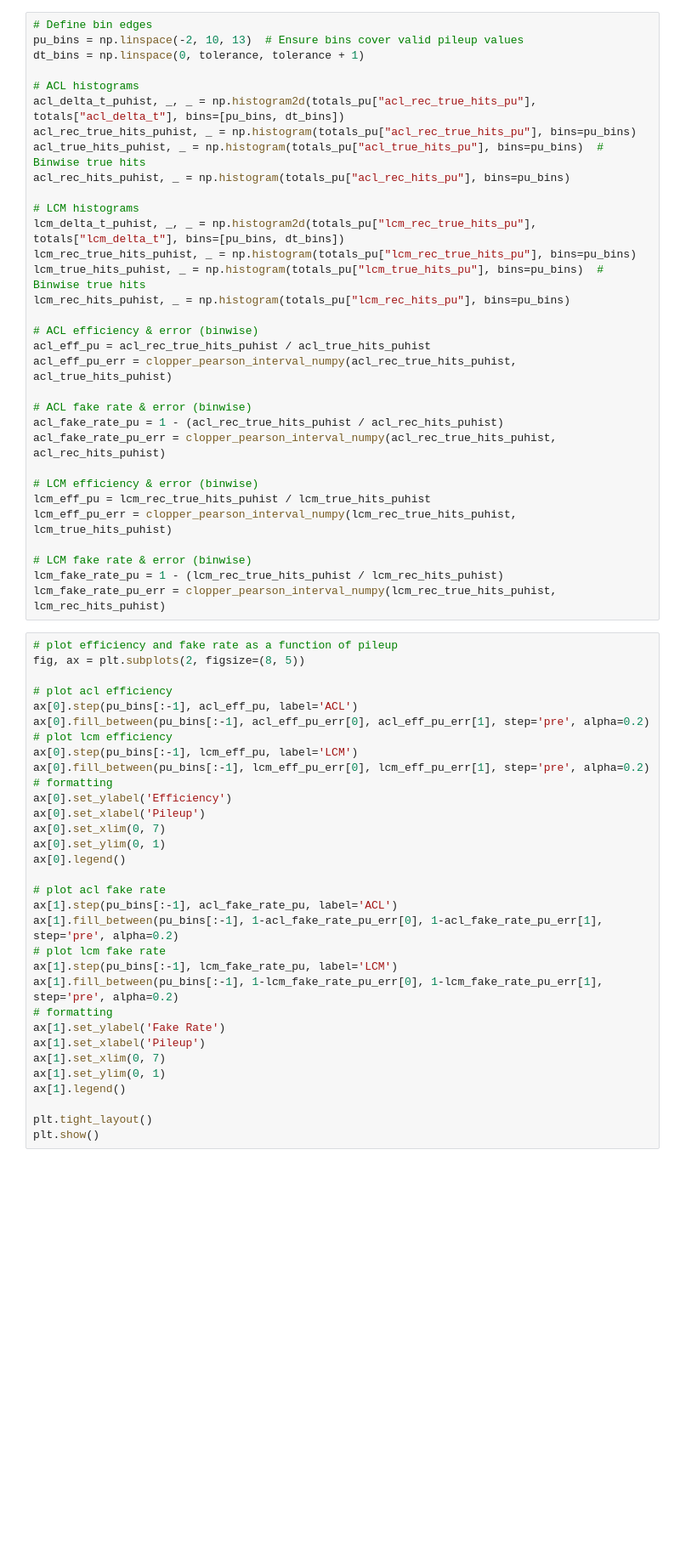
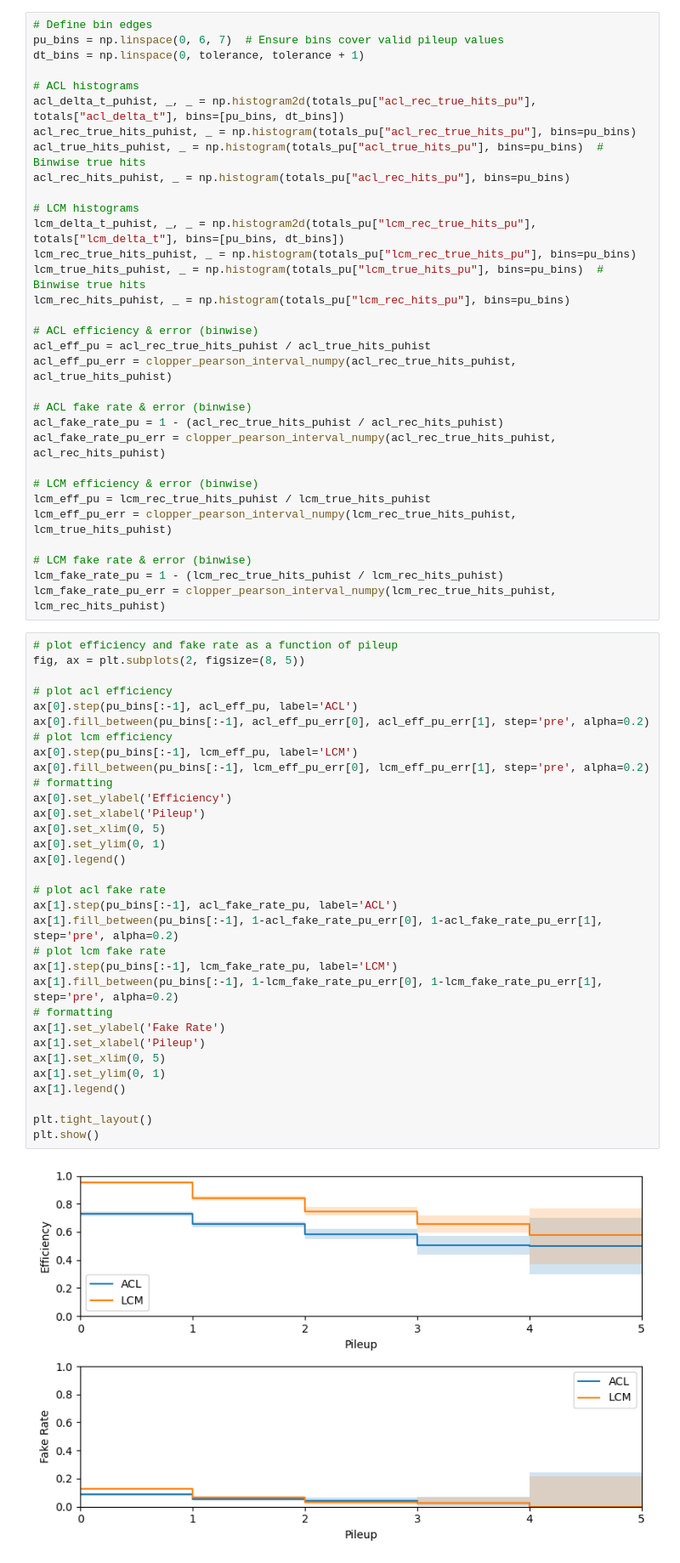
Before and after one commit to jvmead/lrs_sanity_check, a Jupyter notebook: wvfm_plotting_mc_nfiles.ipynb, the cells around one changed output. Shown at 85% size. Cells and saved outputs as stored; diff of their text form; blank space fills up the shorter version.

```diff
--- a/wvfm_plotting_mc_nfiles.ipynb
+++ b/wvfm_plotting_mc_nfiles.ipynb
@@ -532,7 +808,7 @@ def clopper_pearson_interval_numpy(k, n, alpha=0.05):
     return ci_lower, ci_upper
 # %%
 # Define bin edges
-pu_bins = np.linspace(-2, 10, 13)  # Ensure bins cover valid pileup values
+pu_bins = np.linspace(0, 6, 7)  # Ensure bins cover valid pileup values
 dt_bins = np.linspace(0, tolerance, tolerance + 1)
 
 # ACL histograms
@@ -565,35 +841,37 @@ lcm_fake_rate_pu_err = clopper_pearson_interval_numpy(lcm_rec_true_hits_puhist,
 # %%
 # plot efficiency and fake rate as a function of pileup
 fig, ax = plt.subplots(2, figsize=(8, 5))
 
 # plot acl efficiency
 ax[0].step(pu_bins[:-1], acl_eff_pu, label='ACL')
 ax[0].fill_between(pu_bins[:-1], acl_eff_pu_err[0], acl_eff_pu_err[1], step='pre', alpha=0.2)
 # plot lcm efficiency
 ax[0].step(pu_bins[:-1], lcm_eff_pu, label='LCM')
 ax[0].fill_between(pu_bins[:-1], lcm_eff_pu_err[0], lcm_eff_pu_err[1], step='pre', alpha=0.2)
 # formatting
 ax[0].set_ylabel('Efficiency')
 ax[0].set_xlabel('Pileup')
-ax[0].set_xlim(0, 7)
+ax[0].set_xlim(0, 5)
 ax[0].set_ylim(0, 1)
 ax[0].legend()
 
 # plot acl fake rate
 ax[1].step(pu_bins[:-1], acl_fake_rate_pu, label='ACL')
 ax[1].fill_between(pu_bins[:-1], 1-acl_fake_rate_pu_err[0], 1-acl_fake_rate_pu_err[1], step='pre', alpha=0.2)
 # plot lcm fake rate
 ax[1].step(pu_bins[:-1], lcm_fake_rate_pu, label='LCM')
 ax[1].fill_between(pu_bins[:-1], 1-lcm_fake_rate_pu_err[0], 1-lcm_fake_rate_pu_err[1], step='pre', alpha=0.2)
 # formatting
 ax[1].set_ylabel('Fake Rate')
 ax[1].set_xlabel('Pileup')
-ax[1].set_xlim(0, 7)
+ax[1].set_xlim(0, 5)
 ax[1].set_ylim(0, 1)
 ax[1].legend()
 
 plt.tight_layout()
 plt.show()
+# %% [output]
+[figure, added]
 # %%
 
 fig, ax = plt.subplots(2, 2, figsize=(12, 6), gridspec_kw={'height_ratios': [3, 1]})
```
Also changed, not shown: parts of 13 cells of this notebook, 1 other file.
